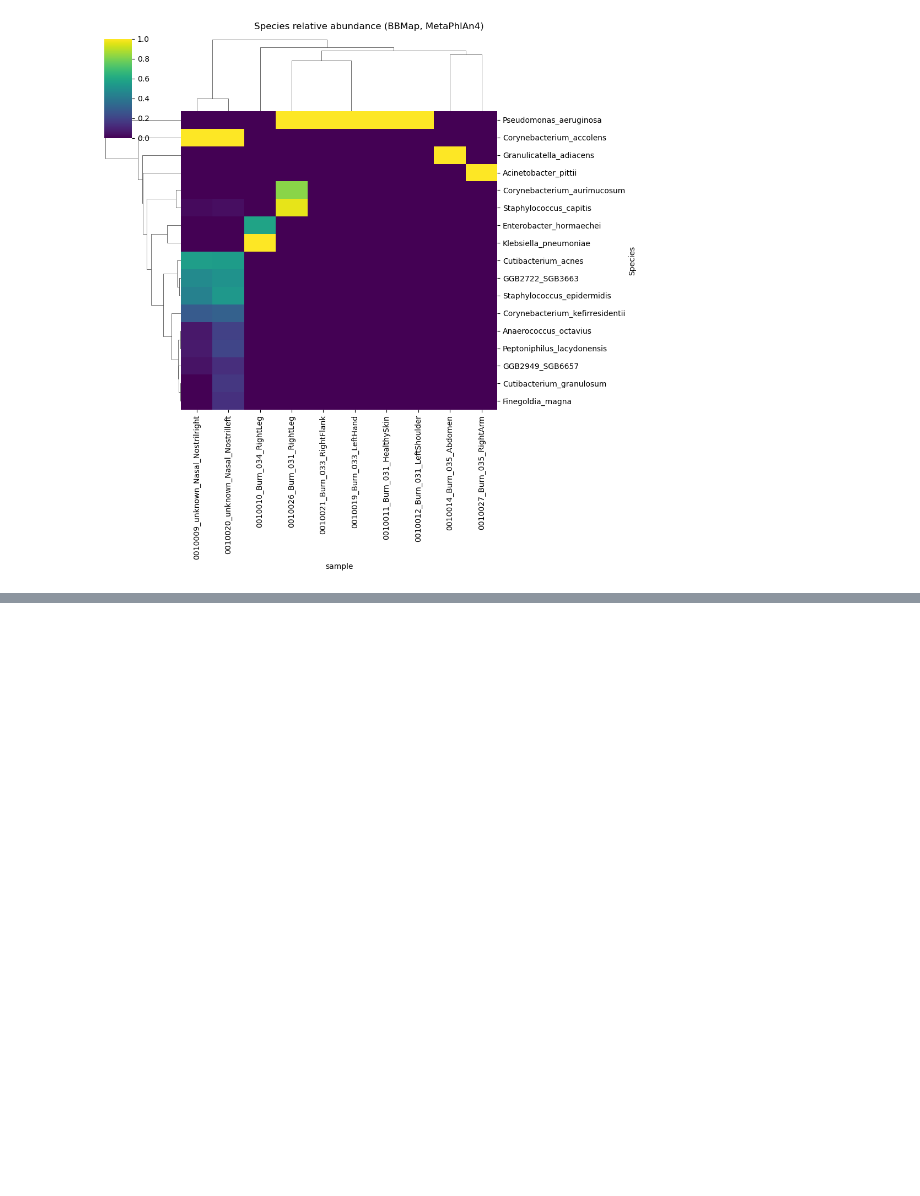
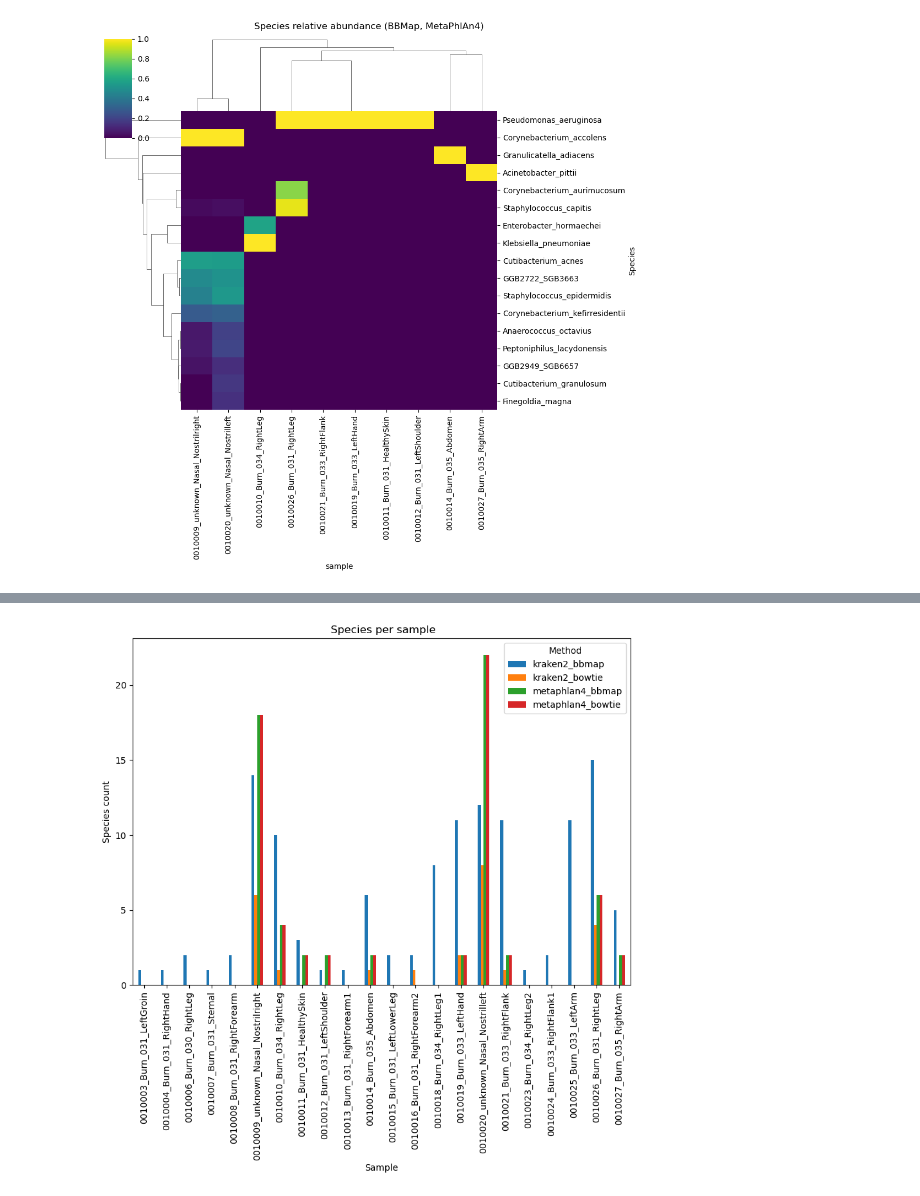
Before and after one commit to TomasDemeter/shotgun_metagenomics, a Jupyter notebook: workflow/scripts/plotting_notebook.ipynb, the cells around one changed output, grey strips where cells are left out. Cells and saved outputs as stored; diff of their text form; code cells hidden in the pictures; blank space fills up the shorter version.

Commit message:
including kraken bbmap analysis

```diff
--- a/workflow/scripts/plotting_notebook.ipynb
+++ b/workflow/scripts/plotting_notebook.ipynb
@@ -189,0 +192,13 @@ create_clustermap(metaphlan_bbmap, 10, "BBMap, MetaPhlAn4")
+# %%
+kraken2_bowtie = pd.read_csv("../../results/Kraken2/metaphlan_style_reports/kraken2_output_merged.csv")
+kraken2_bbmap = pd.read_csv("../../results/Kraken2_bbmap/metaphlan_style_reports/kraken2_output_merged.csv")
+metaphlan_bowtie = pd.read_csv("../../results/MetaPhlAn4/metaphlan_output_merged.csv")
+metaphlan_bbmap = pd.read_csv("../../results/MetaPhlAn4_bbmap/metaphlan_output_merged.csv")
+# %%
+metaphlan_bbmap["Method"] = "metaphlan4_bbmap"
+metaphlan_bowtie["Method"] = "metaphlan4_bowtie"
+kraken2_bowtie["Method"] = "kraken2_bowtie"
+kraken2_bbmap["Method"] = "kraken2_bbmap"
+# %%
+merged_df = pd.concat([metaphlan_bbmap, metaphlan_bowtie, kraken2_bowtie, kraken2_bbmap], ignore_index=True)
+merged_df
@@ -189,0 +219,20 @@ create_clustermap(metaphlan_bbmap, 10, "BBMap, MetaPhlAn4")
+# %%
+def method_comparison_bact_taxa(df, taxa, minreads):
+    filtered_merged = df[(df["Domain"] == "Bacteria") & (df["relative_abundance"] > 0) & (df["estimated_number_of_reads_from_the_clade"] > minreads) & df[taxa].notnull()]
+
+    # Group the data and count the number of rows in each group
+    grouped_df = filtered_merged.groupby(['sample', 'Method']).size().reset_index(name='counts')
+
+    # Pivot the data for plotting
+    pivot_df = grouped_df.pivot(index='sample', columns='Method', values='counts').fillna(0)
+
+    # Plot
+    pivot_df.plot(kind='bar', stacked=False, figsize=(10,7))
+    plt.title(f' {taxa} per sample')
+    plt.xlabel('Sample')
+    plt.ylabel(f'{taxa} count')
+    plt.show()
+# %%
+method_comparison_bact_taxa(merged_df, "Species", 10)
+# %% [output]
+[figure, added]
```
Also changed, not shown: parts of 6 cells of this notebook, 3 other files.
